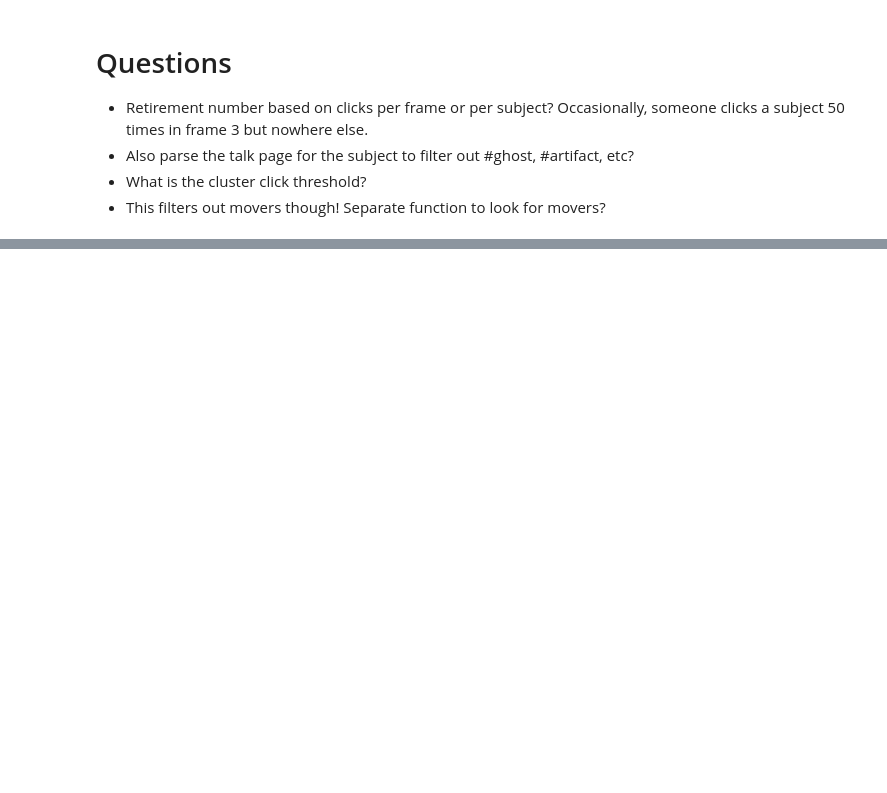
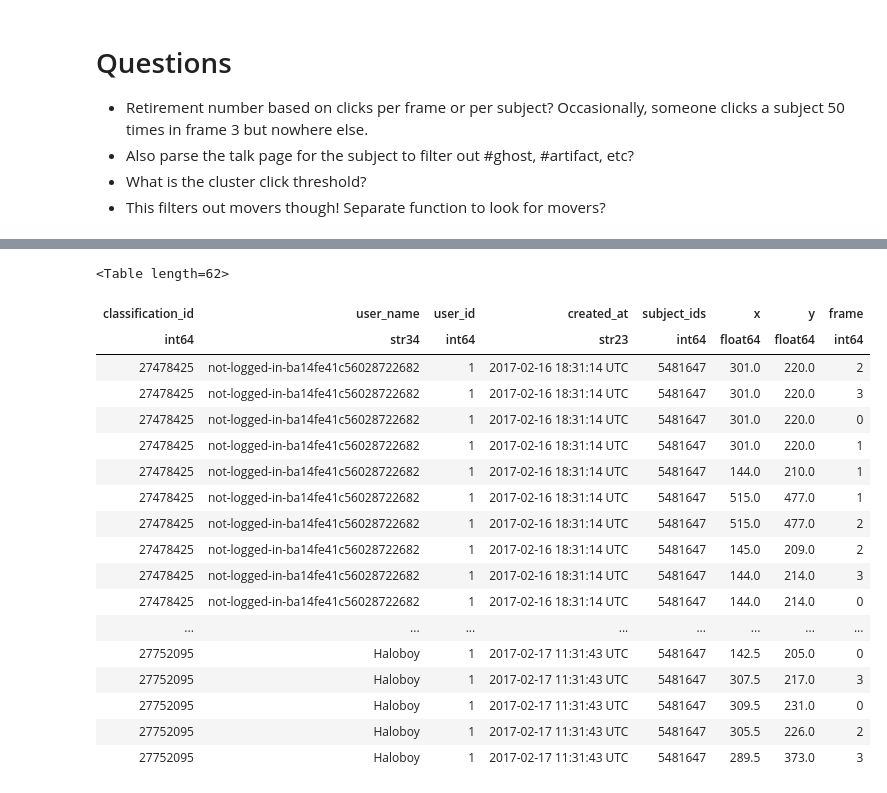
Before and after one commit to backyardworlds/backyardworlds, a Jupyter notebook: classification_data.ipynb, the cells around one changed output, grey strips where cells are left out. Saved outputs shown, nothing was run; the diff lists cells and outputs as text; code cells hidden in the pictures; blank space fills up the shorter version.

```diff
--- a/classification_data.ipynb
+++ b/classification_data.ipynb
@@ -80,0 +107,22 @@ Not in Simbad 154.933297986 -5.06979253002    nan    nan    nan 17.596 17.315
+# %%
+sub
+# %% [output]
+<Table length=62>
+| classification_id | user_name | user_id | created_at | subject_ids | x | y | frame |
+| int64 | str34 | int64 | str23 | int64 | float64 | float64 | int64 |
+| 27478425 | not-logged-in-ba14fe41c56028722682 | 1 | 2017-02-16 18:31:14 UTC | 5481647 | 301.0 | 220.0 | 2 |
+| 27478425 | not-logged-in-ba14fe41c56028722682 | 1 | 2017-02-16 18:31:14 UTC | 5481647 | 301.0 | 220.0 | 3 |
+| 27478425 | not-logged-in-ba14fe41c56028722682 | 1 | 2017-02-16 18:31:14 UTC | 5481647 | 301.0 | 220.0 | 0 |
+| 27478425 | not-logged-in-ba14fe41c56028722682 | 1 | 2017-02-16 18:31:14 UTC | 5481647 | 301.0 | 220.0 | 1 |
+| 27478425 | not-logged-in-ba14fe41c56028722682 | 1 | 2017-02-16 18:31:14 UTC | 5481647 | 144.0 | 210.0 | 1 |
+| 27478425 | not-logged-in-ba14fe41c56028722682 | 1 | 2017-02-16 18:31:14 UTC | 5481647 | 515.0 | 477.0 | 1 |
+| 27478425 | not-logged-in-ba14fe41c56028722682 | 1 | 2017-02-16 18:31:14 UTC | 5481647 | 515.0 | 477.0 | 2 |
+| 27478425 | not-logged-in-ba14fe41c56028722682 | 1 | 2017-02-16 18:31:14 UTC | 5481647 | 145.0 | 209.0 | 2 |
+| 27478425 | not-logged-in-ba14fe41c56028722682 | 1 | 2017-02-16 18:31:14 UTC | 5481647 | 144.0 | 214.0 | 3 |
+| 27478425 | not-logged-in-ba14fe41c56028722682 | 1 | 2017-02-16 18:31:14 UTC | 5481647 | 144.0 | 214.0 | 0 |
+| ... | ... | ... | ... | ... | ... | ... | ... |
+| 27752095 | Haloboy | 1 | 2017-02-17 11:31:43 UTC | 5481647 | 142.5 | 205.0 | 0 |
+| 27752095 | Haloboy | 1 | 2017-02-17 11:31:43 UTC | 5481647 | 307.5 | 217.0 | 3 |
+| 27752095 | Haloboy | 1 | 2017-02-17 11:31:43 UTC | 5481647 | 309.5 | 231.0 | 0 |
+| 27752095 | Haloboy | 1 | 2017-02-17 11:31:43 UTC | 5481647 | 305.5 | 226.0 | 2 |
+| 27752095 | Haloboy | 1 | 2017-02-17 11:31:43 UTC | 5481647 | 289.5 | 373.0 | 3 |
```
Also changed, not shown: parts of 6 cells of this notebook, 2 other files.
